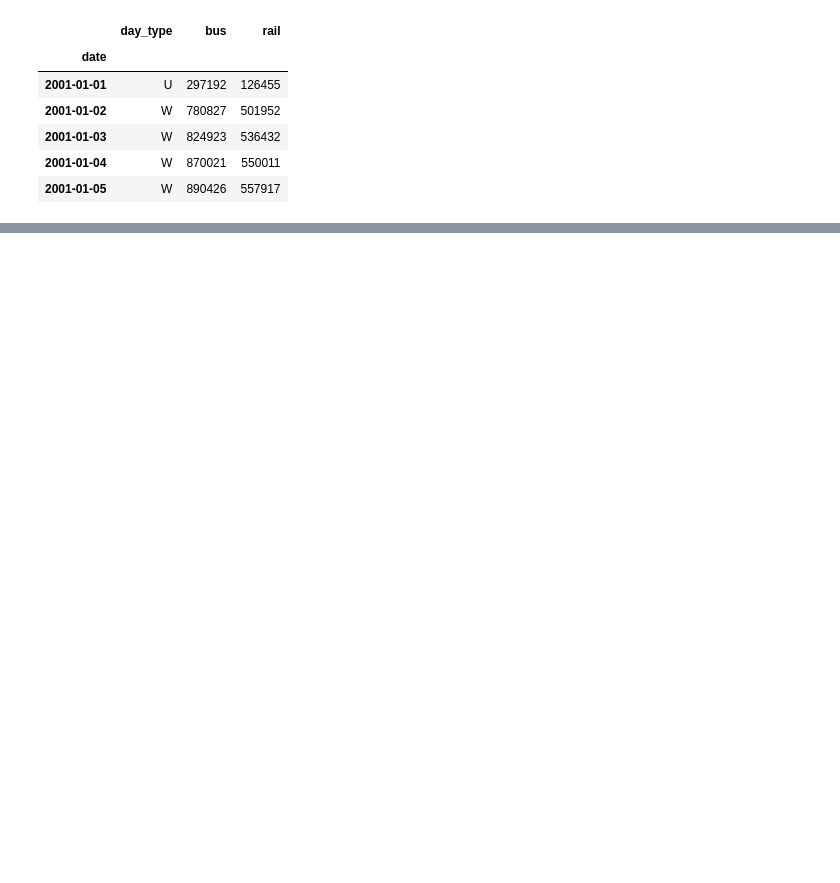
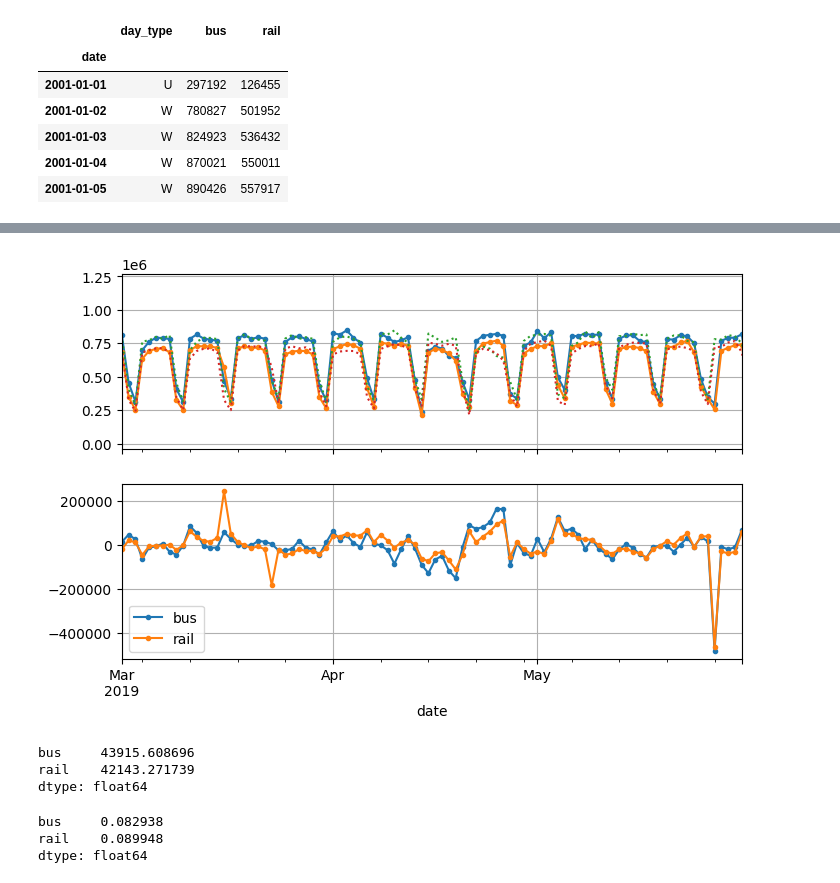
Before and after one commit to DrDiemotma/MLTraining, a Jupyter notebook: Notebooks/Training/Chapter15.ipynb, the cells around one changed output, grey strips where cells are left out. Saved outputs shown, nothing was run; the diff lists cells and outputs as text; code cells hidden in the pictures; blank space fills up the shorter version.

```diff
--- a/Notebooks/Training/Chapter15.ipynb
+++ b/Notebooks/Training/Chapter15.ipynb
@@ -35,0 +58,23 @@ df.head()
+# %%
+diff_7 = df[[BUS, RAIL]].diff(7)["2019-03":"2019-05"]
+fig, axs = plt.subplots(2, 1, sharex=True, figsize=(8, 5))
+df.plot(ax=axs[0], legend=False, marker=".")
+df.shift(7).plot(ax=axs[0], grid=True, legend=False, linestyle=":")
+diff_7.plot(ax=axs[1], grid=True, marker=".")
+plt.show()
+# %% [output]
+[figure, added]
+# %%
+diff_7.abs().mean()
+# %% [output]
+bus     43915.608696
+rail    42143.271739
+dtype: float64
+# %%
+targets = df[[BUS, RAIL]]["2019-03":"2019-05"]
+mape = (diff_7 / targets).abs().mean()
+mape
+# %% [output]
+bus     0.082938
+rail    0.089948
+dtype: float64
```
Also changed, not shown: parts of 47 cells of this notebook, 3 other files.
